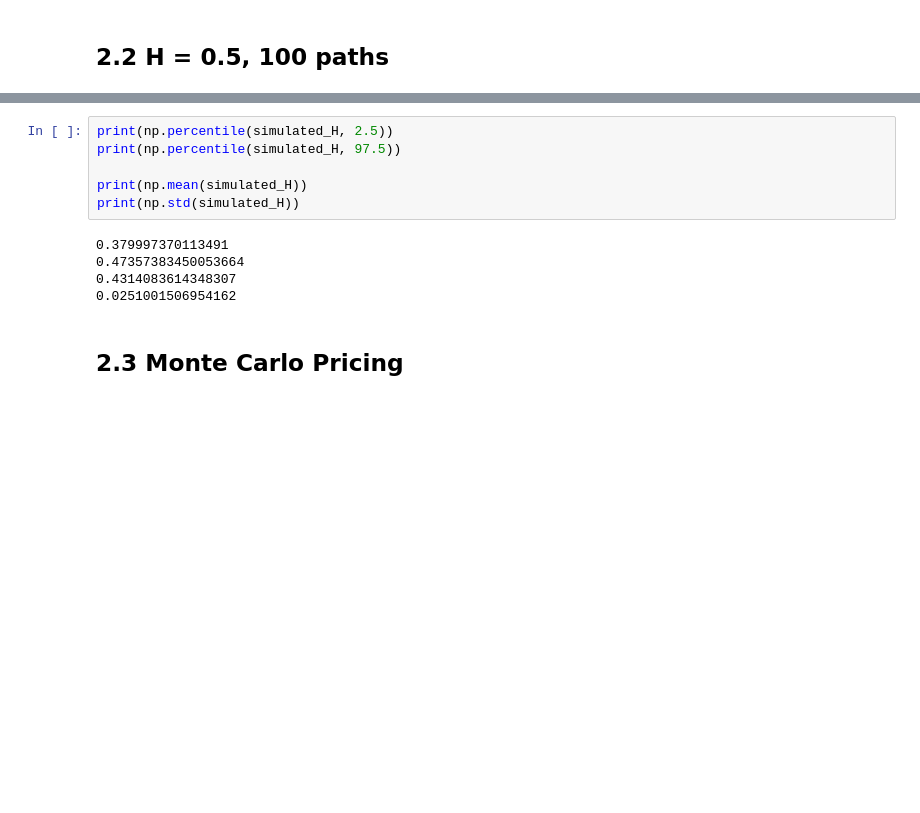
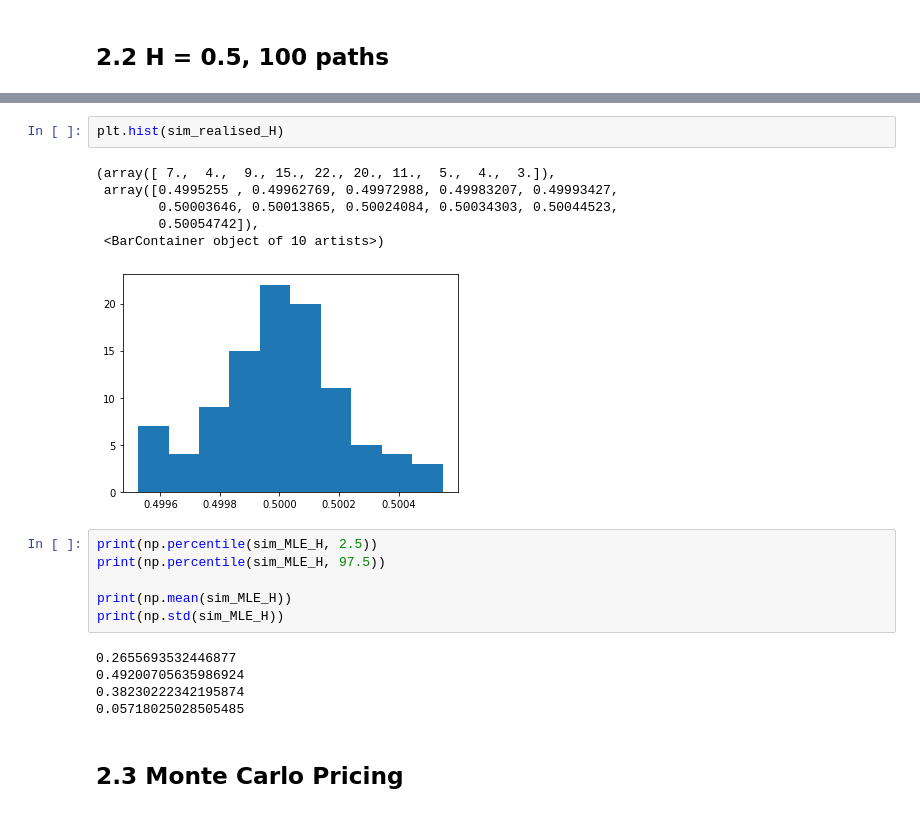
Before and after one commit to Jamjam1729/Dissertation, a Jupyter notebook: Dissertation.ipynb, the cells around one changed output, grey strips where cells are left out. Drawn from its saved outputs; the diff is of its cells as text; blank space fills up the shorter version.

```diff
--- a/Dissertation.ipynb
+++ b/Dissertation.ipynb
@@ -467,14 +467,23 @@ plt.hist(simulated_H)
+# %%
+plt.hist(sim_realised_H)
+# %% [output]
+(array([ 7.,  4.,  9., 15., 22., 20., 11.,  5.,  4.,  3.]),
+ array([0.4995255 , 0.49962769, 0.49972988, 0.49983207, 0.49993427,
+        0.50003646, 0.50013865, 0.50024084, 0.50034303, 0.50044523,
+        0.50054742]),
+ <BarContainer object of 10 artists>)
+[figure, added]
 # %%
-print(np.percentile(simulated_H, 2.5))
-print(np.percentile(simulated_H, 97.5))
+print(np.percentile(sim_MLE_H, 2.5))
+print(np.percentile(sim_MLE_H, 97.5))
 
-print(np.mean(simulated_H))
-print(np.std(simulated_H))
+print(np.mean(sim_MLE_H))
+print(np.std(sim_MLE_H))
 # %% [output]
-0.379997370113491
-0.47357383450053664
-0.4314083614348307
-0.0251001506954162
+0.2655693532446877
+0.49200705635986924
+0.38230222342195874
+0.05718025028505485
 # %% [markdown]
 ## 2.3 Monte Carlo Pricing
 # %%
```
Also changed, not shown: parts of 20 cells of this notebook.
